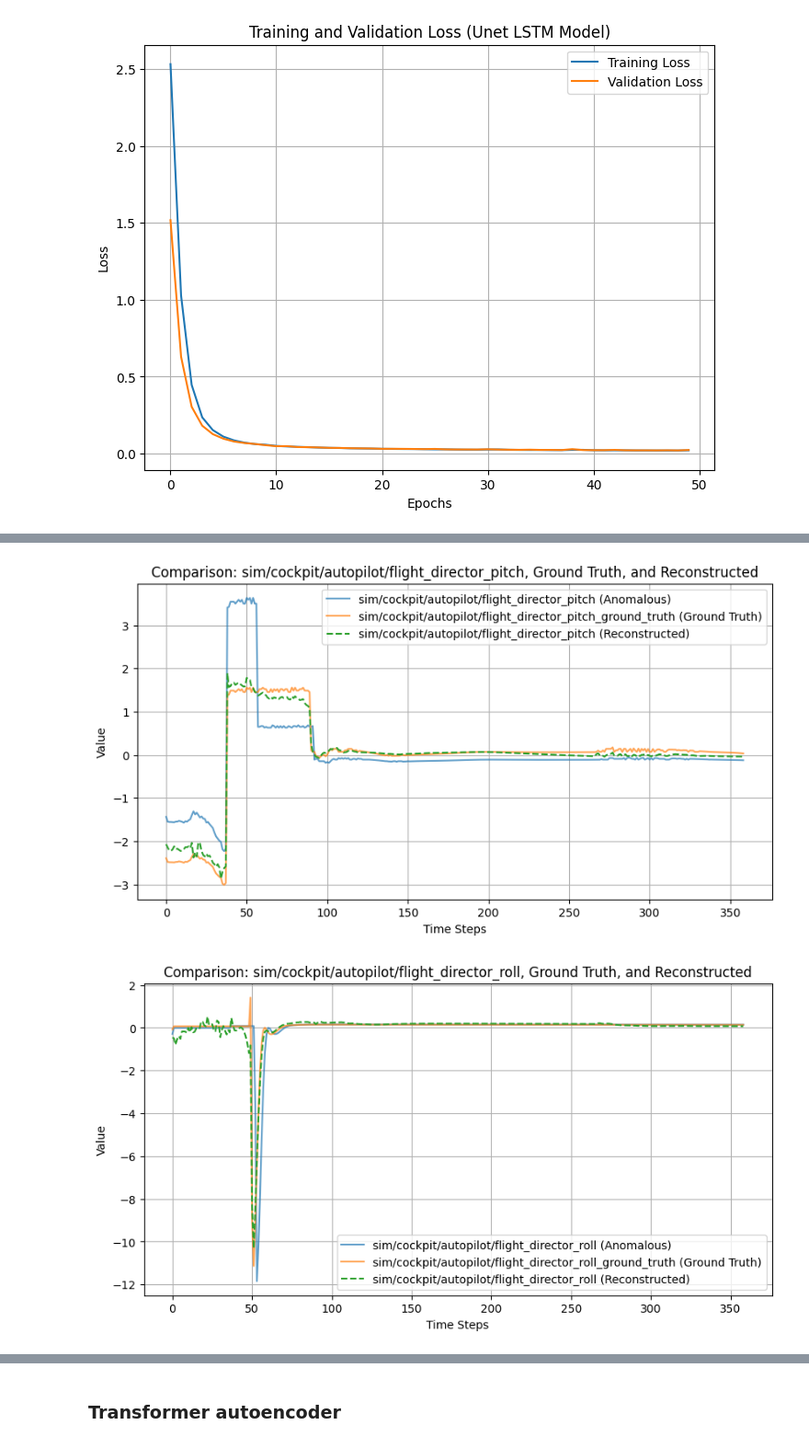
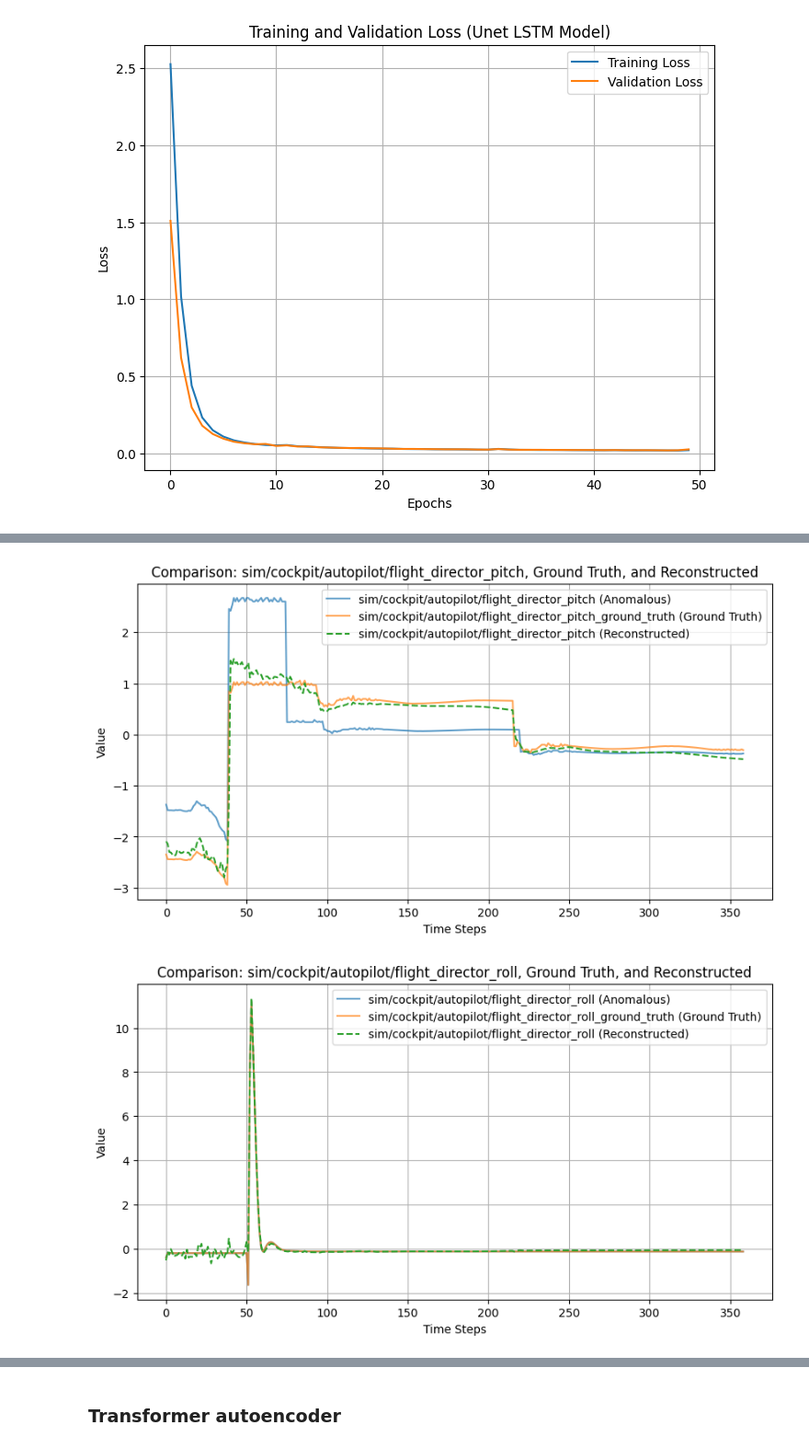
Before and after one commit to NaUl51/Projet-RI-5A, a Jupyter notebook: DETECTION_ANOMALIES.ipynb, the cells around one changed output, grey strips where cells are left out. Shown at 92% size. Saved outputs shown, nothing was run; the diff lists cells and outputs as text; code cells hidden in the pictures.

```diff
--- a/DETECTION_ANOMALIES.ipynb
+++ b/DETECTION_ANOMALIES.ipynb
@@ -734,45 +733,14 @@ reconstructed_anomaly_data_unet = autoencoder_unet_loaded.predict(anomaly_data_r
-# %%
-# Fonction pour tracer les comparaisons entre les données originales, ground truths et les données reconstruites
-def plot_comparison_with_reconstructed(anomalous_data, ground_truth, reconstructed_data, feature_names, ground_truth_names, sample_index=0):
-    """
-    Trace les comparaisons entre les données originales, leurs ground truths et les reconstructions.
-
-    Paramètres:
-    - anomalous_data (numpy.array): Données anormales originales (samples, timesteps, features).
-    - ground_truth (numpy.array): Ground truths correspondants (samples, timesteps, 2).
-    - reconstructed_data (numpy.array): Données reconstruites par le modèle (samples, timesteps, features).
-    - feature_names (list): Noms des variables à tracer.
-    - ground_truth_names (list): Noms des ground truths.
-    - sample_index (int): Index de l'échantillon à tracer.
-    """
-    time_steps = np.arange(anomalous_data.shape[1])
-
-    for i, feature_name in enumerate(feature_names):
-        plt.figure(figsize=(10, 5))
-        # Données originales
-        plt.plot(time_steps, anomalous_data[sample_index, :, i], label=f"{feature_name} (Anomalous)", alpha=0.7)
-        # Ground truths
-        plt.plot(time_steps, ground_truth[sample_index, :, i], label=f"{ground_truth_names[i]} (Ground Truth)", alpha=0.7)
-        # Données reconstruites
-        plt.plot(time_steps, reconstructed_data[sample_index, :, i], label=f"{feature_name} (Reconstructed)", linestyle='dashed')
-
-        plt.xlabel("Time Steps")
-        plt.ylabel("Value")
-        plt.title(f"Comparison: {feature_name}, Ground Truth, and Reconstructed")
-        plt.legend()
-        plt.grid(True)
-        plt.show()
 # %%
-# Tracer les comparaisons pour le premier échantillon
+# Plot comparisons
 plot_comparison_with_reconstructed(
     anomaly_data_reduced_normal,
     anomaly_data_ground_truth,
     reconstructed_anomaly_data_unet,
     columns_anomalies,
     columns_ground_truth,
-    sample_index=15  # Changer l'index pour examiner d'autres exemples
+    sample_index=14  # Change the index to examine other examples
 )
 # %% [output]
-[figure, old version]
+[figure, new version]
-[figure, old version]
+[figure, new version]
 # %%
```
Also changed, not shown: parts of 57 cells of this notebook, 12 other files.
